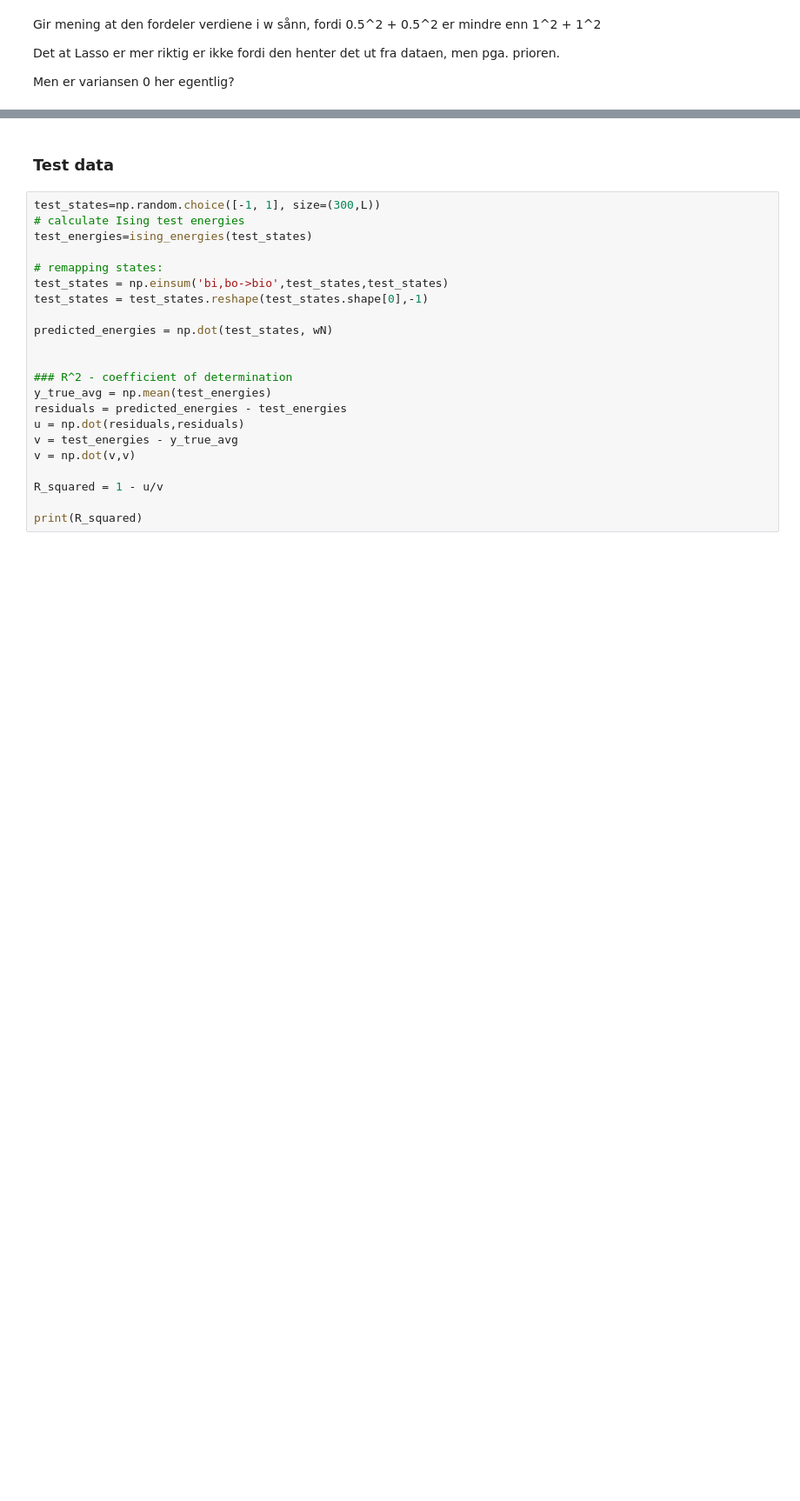
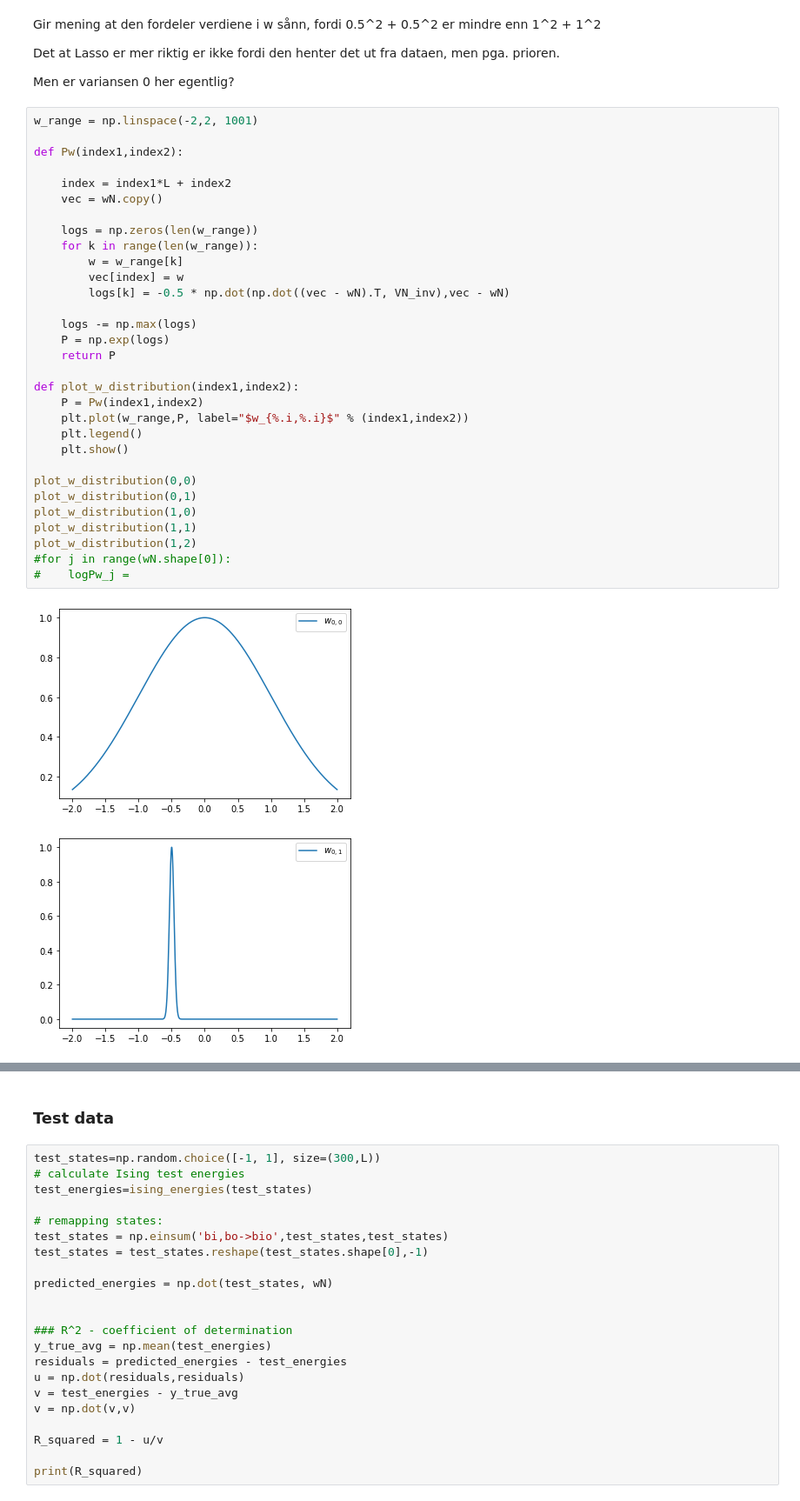
Before and after one commit to Kodemannen/Bayesian-Inference-and-Machine-Learning, a Jupyter notebook: Presentation.ipynb, the cells around one changed output, grey strips where cells are left out. Shown at 87% size. Saved outputs shown, nothing was run; the diff lists cells and outputs as text; blank space fills up the shorter version.

```diff
--- a/Presentation.ipynb
+++ b/Presentation.ipynb
@@ -376,3 +330,37 @@ Gir mening at den fordeler verdiene i w sånn, fordi 0.5^2 + 0.5^2 er mindre enn
 Det at Lasso er mer riktig er ikke fordi den henter det ut fra dataen, men pga. prioren.
 
 Men er variansen 0 her egentlig?
+# %%
+w_range = np.linspace(-2,2, 1001)
+
+def Pw(index1,index2):
+
+    index = index1*L + index2
+    vec = wN.copy()
+
+    logs = np.zeros(len(w_range))
+    for k in range(len(w_range)):
+        w = w_range[k]
+        vec[index] = w
+        logs[k] = -0.5 * np.dot(np.dot((vec - wN).T, VN_inv),vec - wN)
+
+    logs -= np.max(logs)
+    P = np.exp(logs)
+    return P
+
+def plot_w_distribution(index1,index2):
+    P = Pw(index1,index2)
+    plt.plot(w_range,P, label="$w_{%.i,%.i}$" % (index1,index2))
+    plt.legend()
+    plt.show()
+
+plot_w_distribution(0,0)
+plot_w_distribution(0,1)
+plot_w_distribution(1,0)
+plot_w_distribution(1,1)
+plot_w_distribution(1,2)
+#for j in range(wN.shape[0]):
+#    logPw_j =
+# %% [output]
+[figure, added]
+[figure, added]
```
Also changed, not shown: parts of 15 cells of this notebook.
